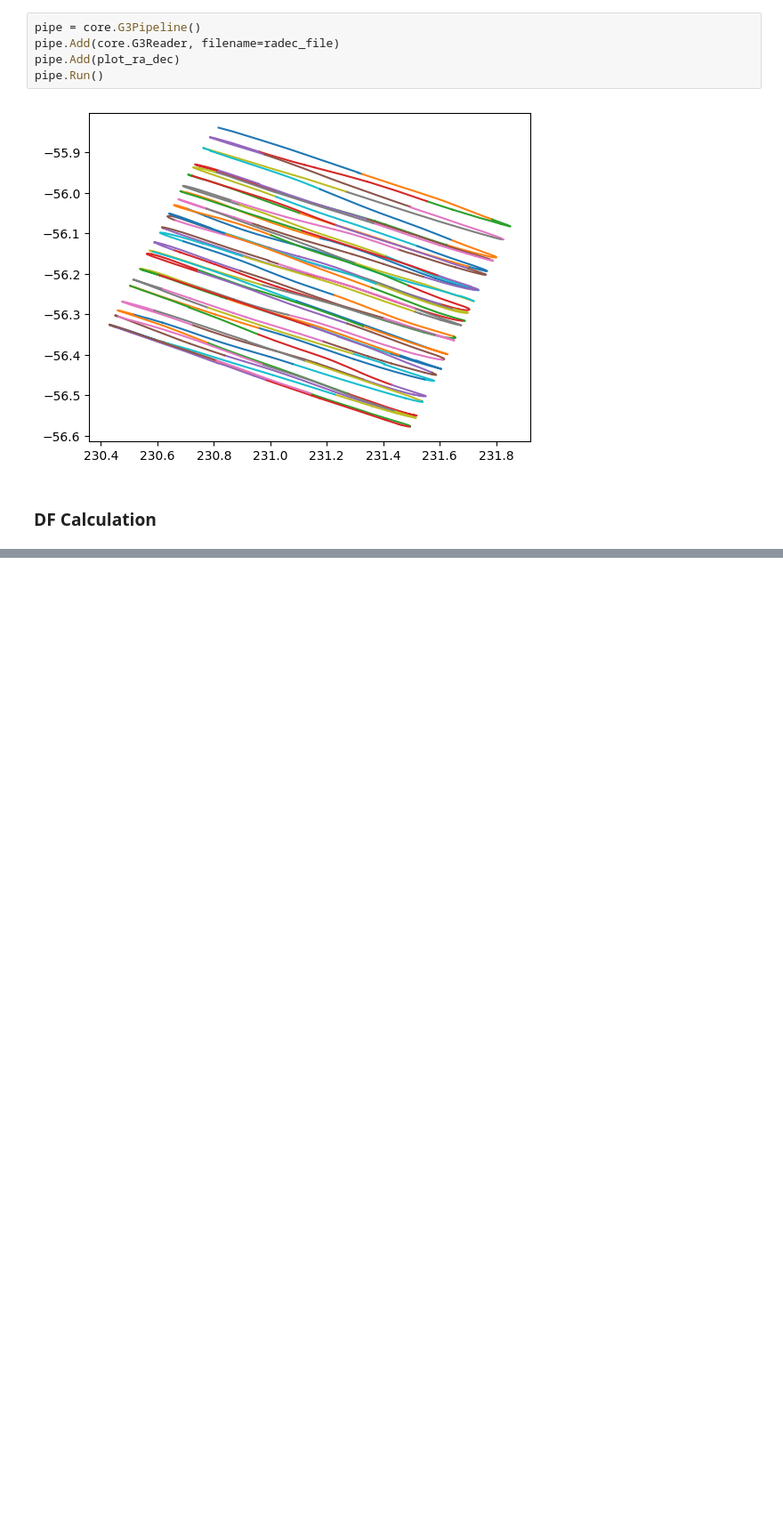
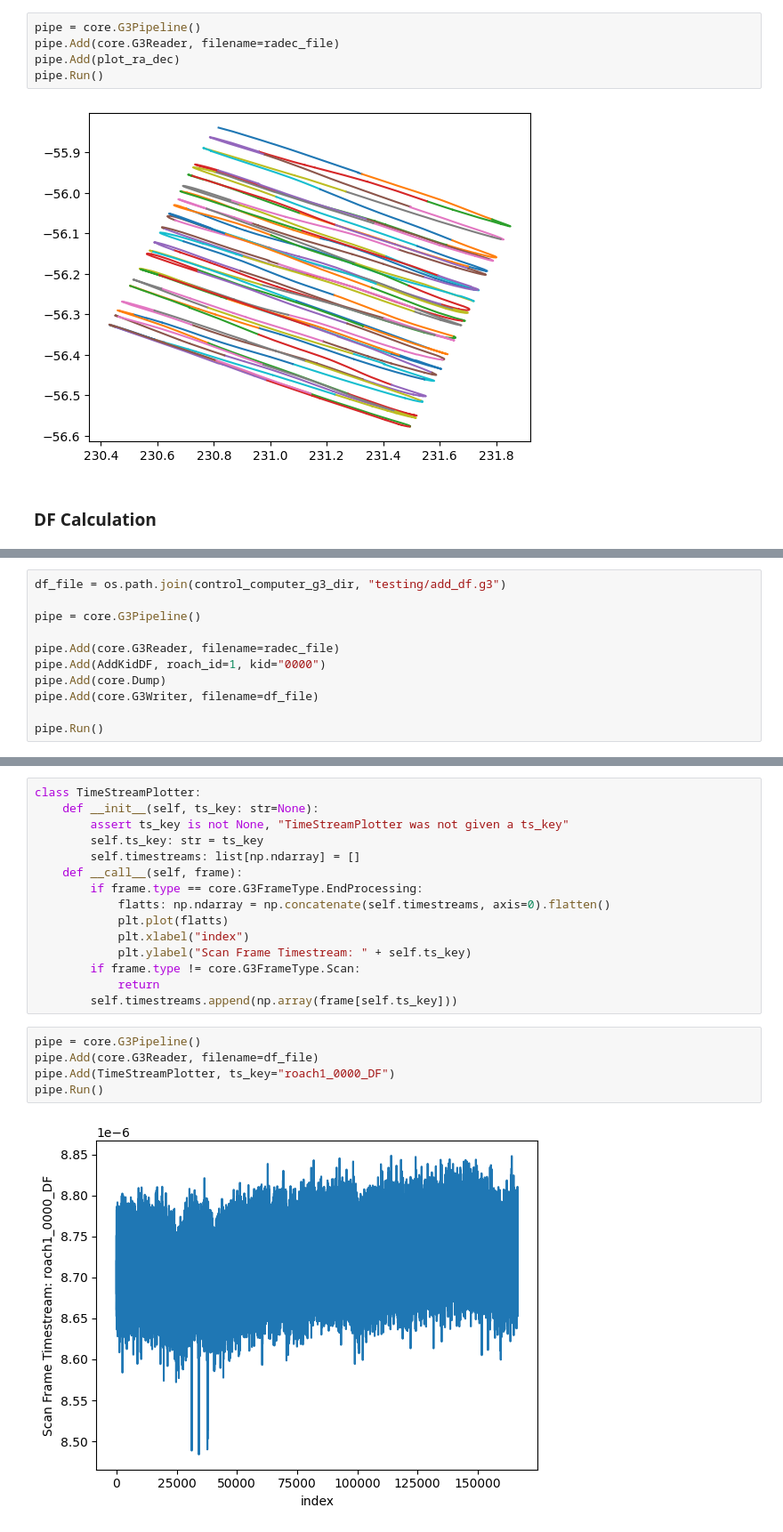
Before and after one commit to jonahjlee/blasttng-to-g3, a Jupyter notebook: g3_processing.ipynb, the cells around one changed output, grey strips where cells are left out. Shown at 89% size. Cells and saved outputs as stored; diff of their text form; blank space fills up the shorter version.

```diff
--- a/g3_processing.ipynb
+++ b/g3_processing.ipynb
@@ -277,0 +345,11 @@ def add_kid1_df(frame, roach_id=1, kid="0000"):
+# %%
+df_file = os.path.join(control_computer_g3_dir, "testing/add_df.g3")
+
+pipe = core.G3Pipeline()
+
+pipe.Add(core.G3Reader, filename=radec_file)
+pipe.Add(AddKidDF, roach_id=1, kid="0000")
+pipe.Add(core.Dump)
+pipe.Add(core.G3Writer, filename=df_file)
+
+pipe.Run()
@@ -277,0 +401,22 @@ def add_kid1_df(frame, roach_id=1, kid="0000"):
+# %%
+class TimeStreamPlotter:
+    def __init__(self, ts_key: str=None):
+        assert ts_key is not None, "TimeStreamPlotter was not given a ts_key"
+        self.ts_key: str = ts_key
+        self.timestreams: list[np.ndarray] = []
+    def __call__(self, frame):
+        if frame.type == core.G3FrameType.EndProcessing:
+            flatts: np.ndarray = np.concatenate(self.timestreams, axis=0).flatten()
+            plt.plot(flatts)
+            plt.xlabel("index")
+            plt.ylabel("Scan Frame Timestream: " + self.ts_key)
+        if frame.type != core.G3FrameType.Scan:
+            return
+        self.timestreams.append(np.array(frame[self.ts_key]))
+# %%
+pipe = core.G3Pipeline()
+pipe.Add(core.G3Reader, filename=df_file)
+pipe.Add(TimeStreamPlotter, ts_key="roach1_0000_DF")
+pipe.Run()
+# %% [output]
+[figure, added]
```
Also changed, not shown: parts of 12 cells of this notebook.
